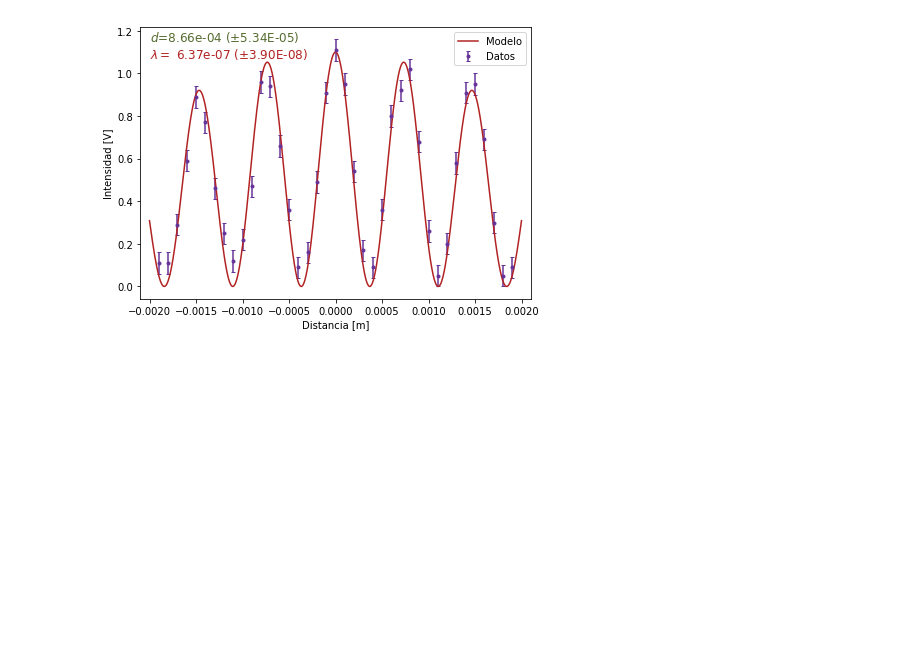
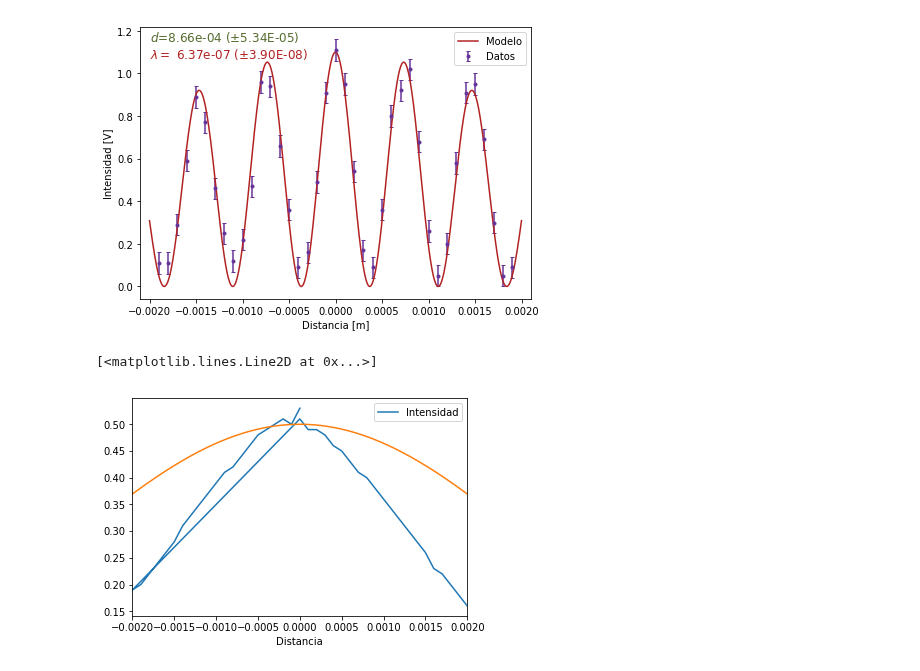
Before and after one commit to jamontanac/Laboratorio-Avanzado, a Jupyter notebook: Double_Slit/Laser_rojo.ipynb, the cells around one changed output. Cells and saved outputs as stored; diff of their text form; code cells hidden in the pictures; blank space fills up the shorter version.

```diff
--- a/Double_Slit/Laser_rojo.ipynb
+++ b/Double_Slit/Laser_rojo.ipynb
@@ -65,3 +65,13 @@ plt.savefig("..")
 plt.show()
 # %% [output]
 [figure]
+# %%
+una_rendija=pd.read_excel(Excel,sheet_name='Una_rendija_derecha')
+una_rendija["Distancia"]=una_rendija["Distancia"]/1000
+una_rendija.plot("Distancia","Intensidad")
+y=np.linspace(-0.003,0.003,1000)
+alpha=function_alpha(y,670*10**(-9))
+plt.plot(y,0.5*Intensidad_difraccion(alpha))
+# %% [output]
+[<matplotlib.lines.Line2D at 0x...>]
+[figure, added]
```
Also changed, not shown: parts of 2 cells of this notebook.
